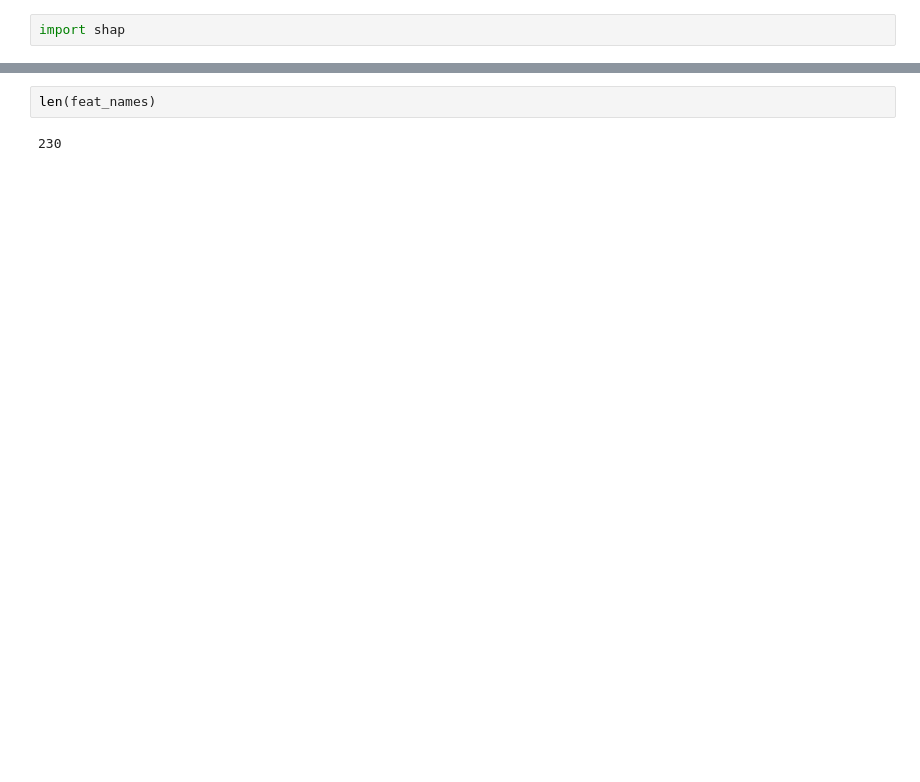
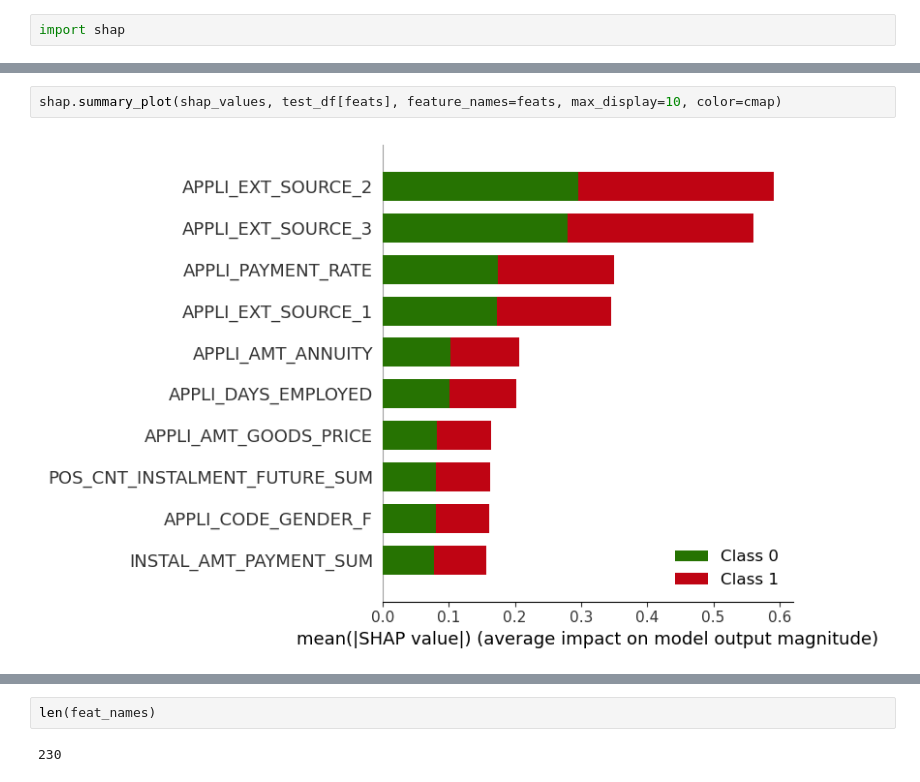
Before and after one commit to cjean-pierre/Openclassrooms, a Jupyter notebook: Data_Scientist/P7_Scoring/P7_SHAP_ANALYSIS.ipynb, the cells around one changed output, grey strips where cells are left out. Saved outputs shown, nothing was run; the diff lists cells and outputs as text; blank space fills up the shorter version.

```diff
--- a/Data_Scientist/P7_Scoring/P7_SHAP_ANALYSIS.ipynb
+++ b/Data_Scientist/P7_Scoring/P7_SHAP_ANALYSIS.ipynb
@@ -77,0 +67,4 @@ population  282686.0   24825.0             None
+# %%
+shap.summary_plot(shap_values, test_df[feats], feature_names=feats, max_display=10, color=cmap)
+# %% [output]
+[figure, added]
```
Also changed, not shown: parts of 44 cells of this notebook.
